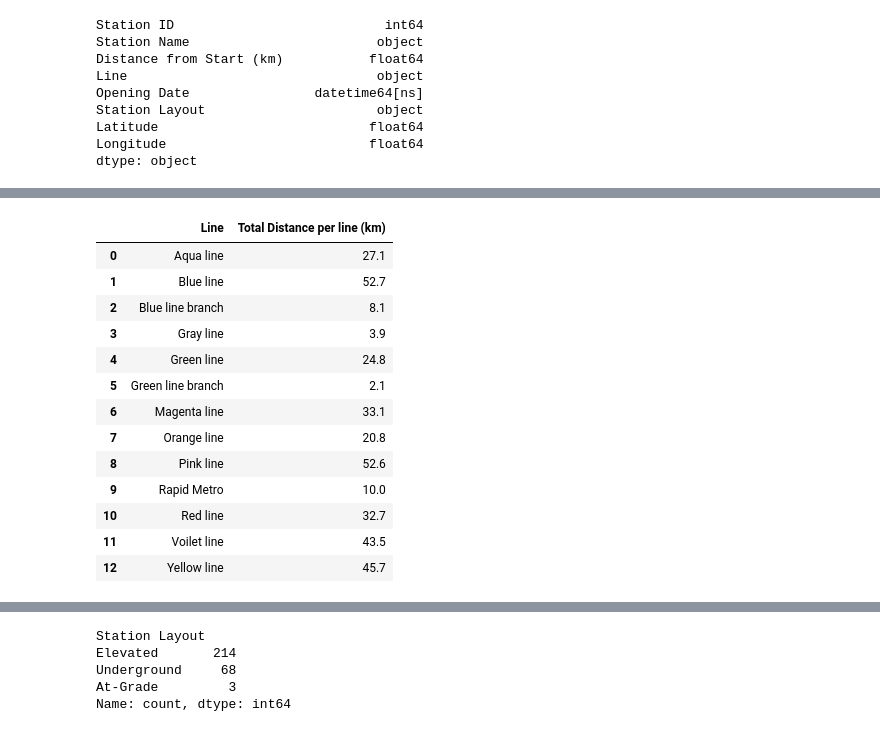
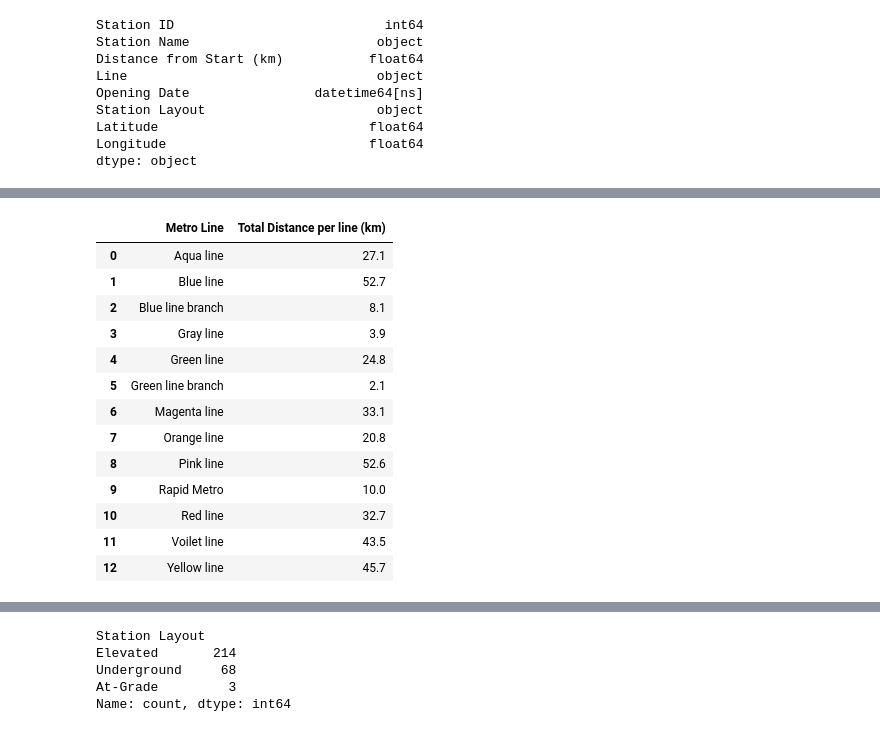
Before and after one commit to ajithpmohan/delhi-metro-network-analysis-using-python, a Jupyter notebook: main.ipynb, the cells around one changed output, grey strips where cells are left out. Cells and saved outputs as stored; diff of their text form; code cells hidden in the pictures.

```diff
--- a/main.ipynb
+++ b/main.ipynb
@@ -104,10 +108,10 @@ stations_per_line
 # %%
 # calculating the total distance of each metro line (max distance from start)
-total_dist_per_line = df.groupby('Line')['Distance from Start (km)'].max()\
-                            .reset_index().rename(columns={'Distance from Start (km)': 'Total Distance per line (km)'})
-total_dist_per_line
+total_dist_per_line_df = df.groupby('Line')['Distance from Start (km)'].max().sort_index().reset_index()
+total_dist_per_line_df.columns = ['Metro Line', 'Total Distance per line (km)']
+total_dist_per_line_df
 # %% [output]
-|  | Line | Total Distance per line (km) |
+|  | Metro Line | Total Distance per line (km) |
 | 0 | Aqua line | 27.1 |
 | 1 | Blue line | 52.7 |
 | 2 | Blue line branch | 8.1 |
```
Also changed, not shown: parts of 11 cells of this notebook.
